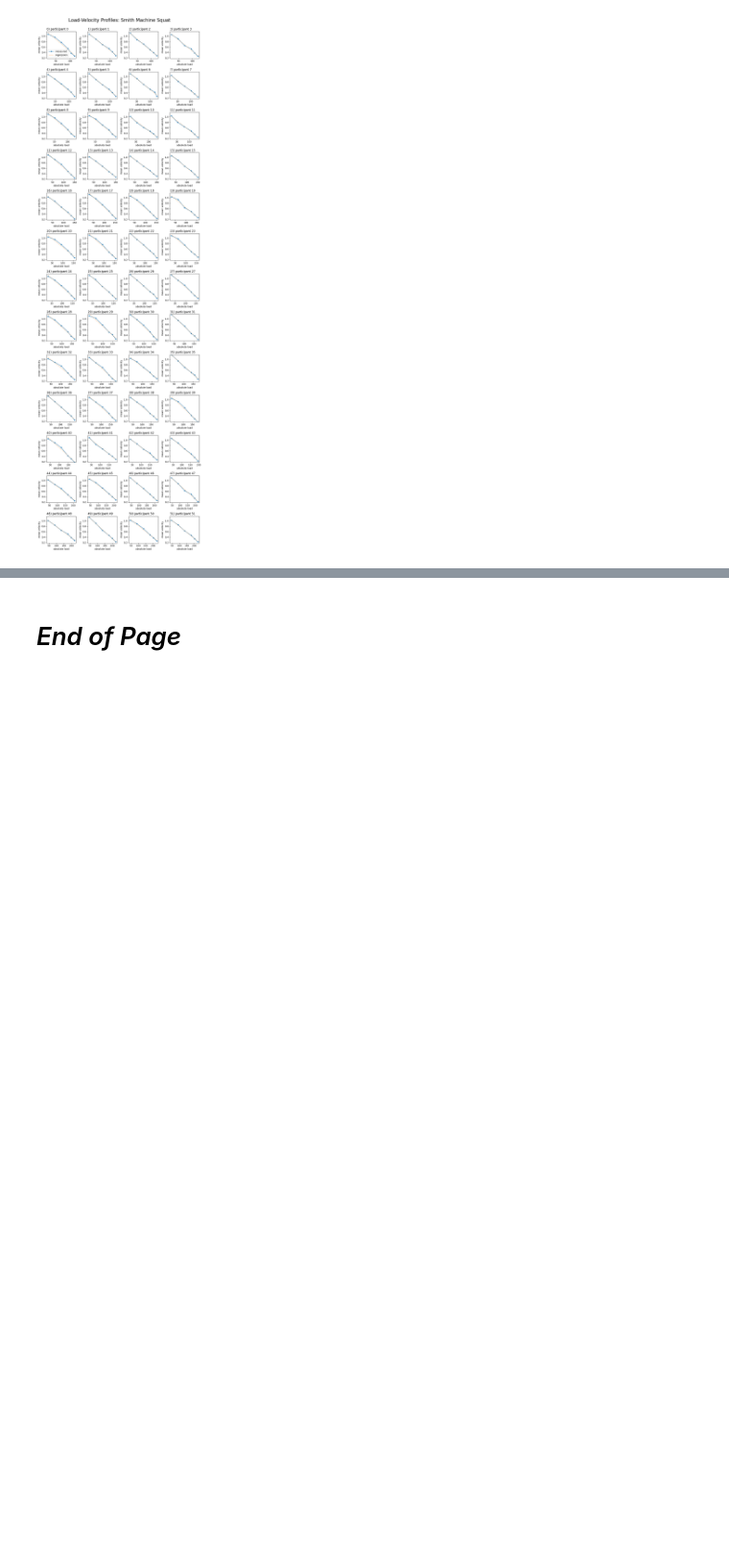
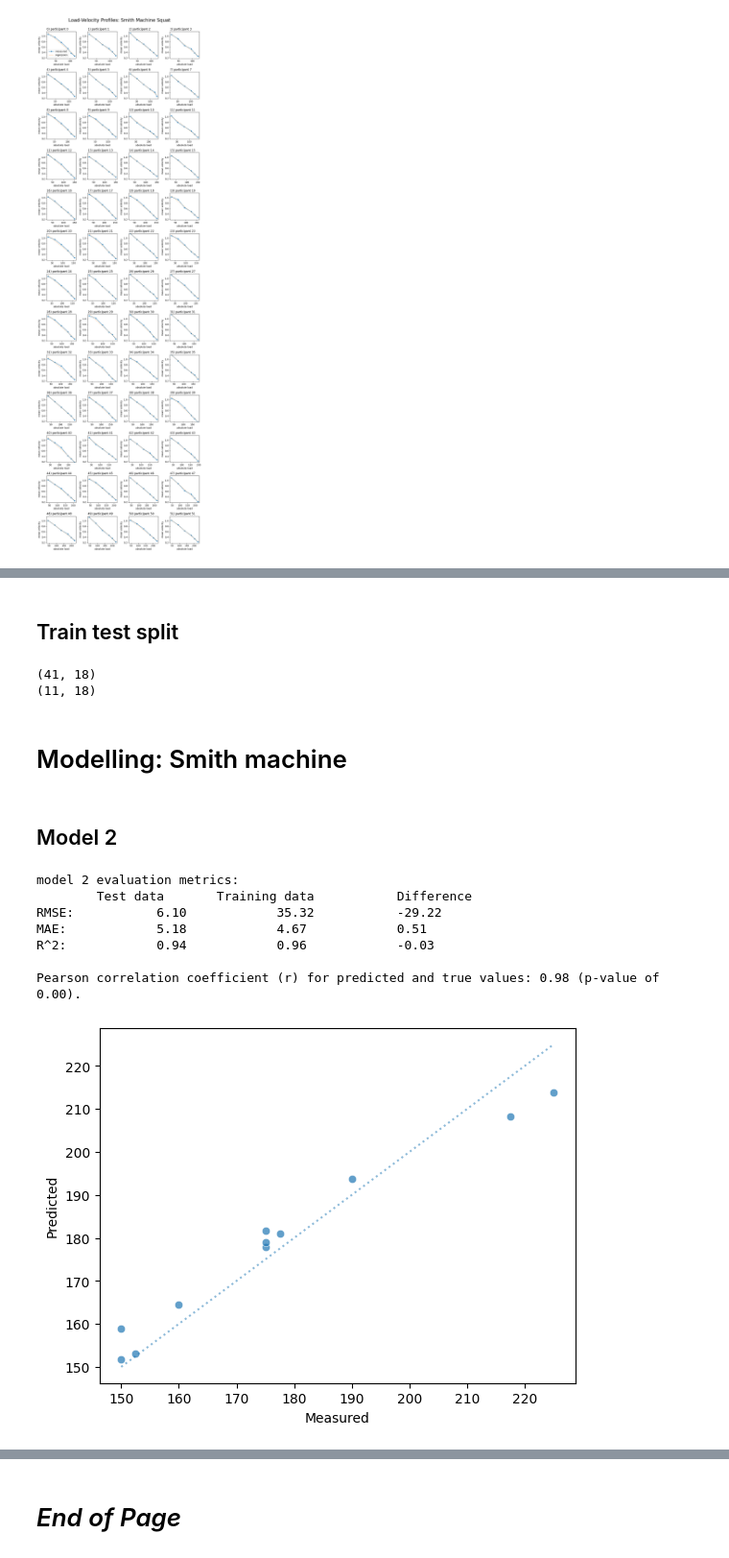
Before and after one commit to silvhua/lighthouse-capstone-project, a Jupyter notebook: notebooks/2022-11-20 EDA and linear regression.ipynb, the cells around one changed output, grey strips where cells are left out. Shown at 96% size. Saved outputs shown, nothing was run; the diff lists cells and outputs as text; code cells hidden in the pictures; blank space fills up the shorter version.

```diff
--- a/notebooks/2022-11-20 EDA and linear regression.ipynb
+++ b/notebooks/2022-11-20 EDA and linear regression.ipynb
@@ -712,0 +754,19 @@ lv_profiles_predictions_sm.savefig('../output/figures/individual_lv_profiles_smi
+# %%
+# Function to run model and evaluate it
+from sklearn.metrics import mean_squared_error, mean_absolute_error, r2_score
+def model_data(df_train, df_test, x_columns, model, model_name='regressor'):
+    """
+    Model, fit, and evaluate.
+    """
+    X_train = df_train[x_columns]
+    X_test = df_test[x_columns]
+    y_train = df_train['Load-1RM-1']
+    y_test = df_test['Load-1RM-1']
+
+    model.fit(X_train, y_train)
+    y_pred = model.predict(X_test)
+    y_pred_train = model.predict(X_train)
+
+    fig = evaluate_regression(y_test, y_pred, y_train, y_pred_train, model_name=model_name, plot=True)
+
+    return y_pred_train, y_pred, fig
@@ -712,0 +775,4 @@ lv_profiles_predictions_sm.savefig('../output/figures/individual_lv_profiles_smi
+# %%
+# individual MVT
+df_sm2 = individual_regression(df_sm)
+df_sm2.head()
@@ -712,0 +787,30 @@ lv_profiles_predictions_sm.savefig('../output/figures/individual_lv_profiles_smi
+# %% [markdown]
+## Train test split
+# %%
+from sklearn.model_selection import train_test_split
+sm_train, sm_test = train_test_split(df_sm2, train_size=.8, random_state=0)
+print(sm_train.shape)
+print(sm_test.shape)
+# %% [output]
+(41, 18)
+(11, 18)
+# %% [markdown]
+# Modelling: Smith machine
+# %% [markdown]
+## Model 2
+# %%
+from sklearn.linear_model import LinearRegression
+
+model2 = LinearRegression()
+y_pred_train2, y_pred2, eval_fig2 = model_data(sm_train, sm_test, x_columns=['slope', 'intercept', '100%MV'],
+    model=model2, model_name='model 2')
+eval_fig2.figure.savefig('../output/figures/model2.png')
+# %% [output]
+model 2 evaluation metrics:
+        Test data       Training data           Difference
+RMSE:           6.10            35.32           -29.22
+MAE:            5.18            4.67            0.51
+R^2:            0.94            0.96            -0.03
+
+Pearson correlation coefficient (r) for predicted and true values: 0.98 (p-value of 0.00).
+[figure, added]
```
Also changed, not shown: parts of 25 cells of this notebook.
